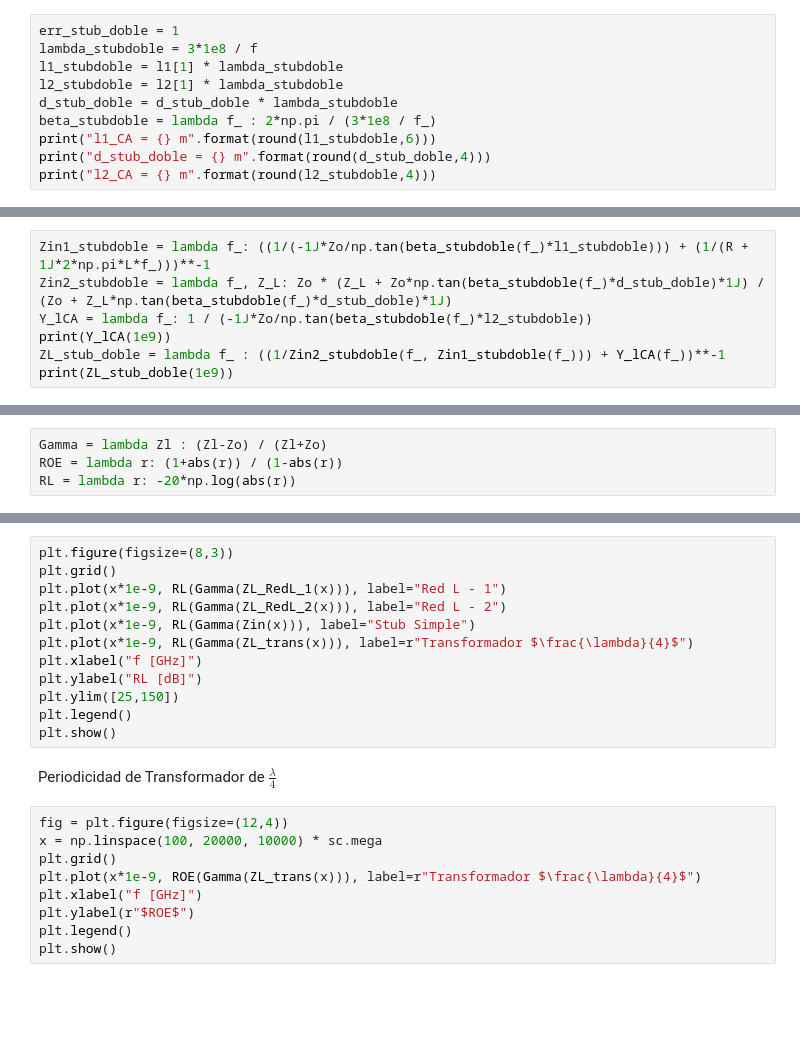
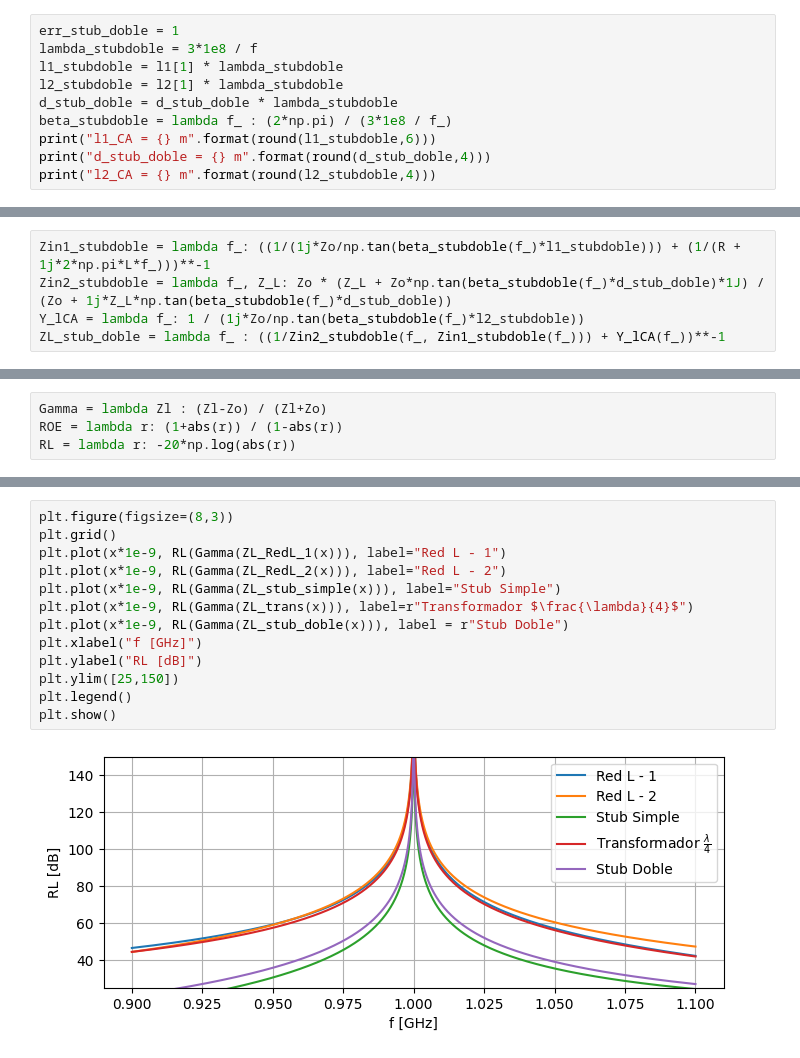
Before and after one commit to MilagrosMoutin/Microondas-TP2, a Jupyter notebook: Ejercicio2.ipynb, the cells around one changed output, grey strips where cells are left out. Cells and saved outputs as stored; diff of their text form; blank space fills up the shorter version.

```diff
--- a/Ejercicio2.ipynb
+++ b/Ejercicio2.ipynb
@@ -201,7 +228,7 @@ lambda_stubdoble = 3*1e8 / f
 l1_stubdoble = l1[1] * lambda_stubdoble
 l2_stubdoble = l2[1] * lambda_stubdoble
 d_stub_doble = d_stub_doble * lambda_stubdoble
-beta_stubdoble = lambda f_ : 2*np.pi / (3*1e8 / f_)
+beta_stubdoble = lambda f_ : (2*np.pi) / (3*1e8 / f_)
 print("l1_CA = {} m".format(round(l1_stubdoble,6)))
 print("d_stub_doble = {} m".format(round(d_stub_doble,4)))
 print("l2_CA = {} m".format(round(l2_stubdoble,4)))
@@ -220,12 +251,10 @@ Finalmente la admitancia de entrada total resula:
 Y_{in} = Y_{stub\;l_{2}} + {Y_{in}}'
 \end{align*}
 # %%
-Zin1_stubdoble = lambda f_: ((1/(-1J*Zo/np.tan(beta_stubdoble(f_)*l1_stubdoble))) + (1/(R + 1J*2*np.pi*L*f_)))**-1
-Zin2_stubdoble = lambda f_, Z_L: Zo * (Z_L + Zo*np.tan(beta_stubdoble(f_)*d_stub_doble)*1J) / (Zo + Z_L*np.tan(beta_stubdoble(f_)*d_stub_doble)*1J)
-Y_lCA = lambda f_: 1 / (-1J*Zo/np.tan(beta_stubdoble(f_)*l2_stubdoble))
-print(Y_lCA(1e9))
+Zin1_stubdoble = lambda f_: ((1/(1j*Zo/np.tan(beta_stubdoble(f_)*l1_stubdoble))) + (1/(R + 1j*2*np.pi*L*f_)))**-1
+Zin2_stubdoble = lambda f_, Z_L: Zo * (Z_L + Zo*np.tan(beta_stubdoble(f_)*d_stub_doble)*1J) / (Zo + 1j*Z_L*np.tan(beta_stubdoble(f_)*d_stub_doble))
+Y_lCA = lambda f_: 1 / (1j*Zo/np.tan(beta_stubdoble(f_)*l2_stubdoble))
 ZL_stub_doble = lambda f_ : ((1/Zin2_stubdoble(f_, Zin1_stubdoble(f_))) + Y_lCA(f_))**-1
-print(ZL_stub_doble(1e9))
 # %% [markdown]
 ## Transformador de $\frac{\lambda}{4}$
 # %% [markdown]
@@ -311,23 +354,15 @@ plt.show()
 # %%
 plt.figure(figsize=(8,3))
 plt.grid()
 plt.plot(x*1e-9, RL(Gamma(ZL_RedL_1(x))), label="Red L - 1")
 plt.plot(x*1e-9, RL(Gamma(ZL_RedL_2(x))), label="Red L - 2")
-plt.plot(x*1e-9, RL(Gamma(Zin(x))), label="Stub Simple")
+plt.plot(x*1e-9, RL(Gamma(ZL_stub_simple(x))), label="Stub Simple")
 plt.plot(x*1e-9, RL(Gamma(ZL_trans(x))), label=r"Transformador $\frac{\lambda}{4}$")
+plt.plot(x*1e-9, RL(Gamma(ZL_stub_doble(x))), label = r"Stub Doble")
 plt.xlabel("f [GHz]")
 plt.ylabel("RL [dB]")
 plt.ylim([25,150])
 plt.legend()
 plt.show()
+# %% [output]
+[figure, added]
-# %% [markdown]
-Periodicidad de Transformador de $\frac{\lambda}{4}$
-# %%
-fig = plt.figure(figsize=(12,4))
-x = np.linspace(100, 20000, 10000) * sc.mega
-plt.grid()
-plt.plot(x*1e-9, ROE(Gamma(ZL_trans(x))), label=r"Transformador $\frac{\lambda}{4}$")
-plt.xlabel("f [GHz]")
-plt.ylabel(r"$ROE$")
-plt.legend()
-plt.show()
```
Also changed, not shown: parts of 13 cells of this notebook.
